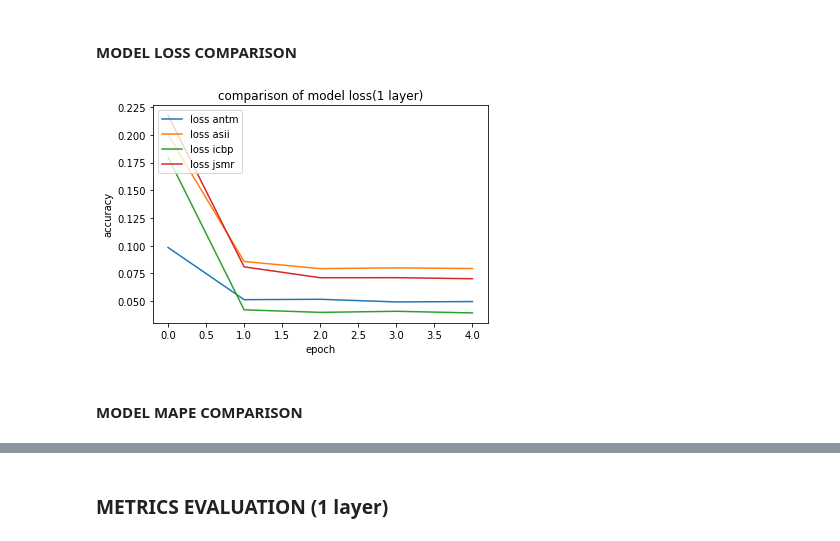
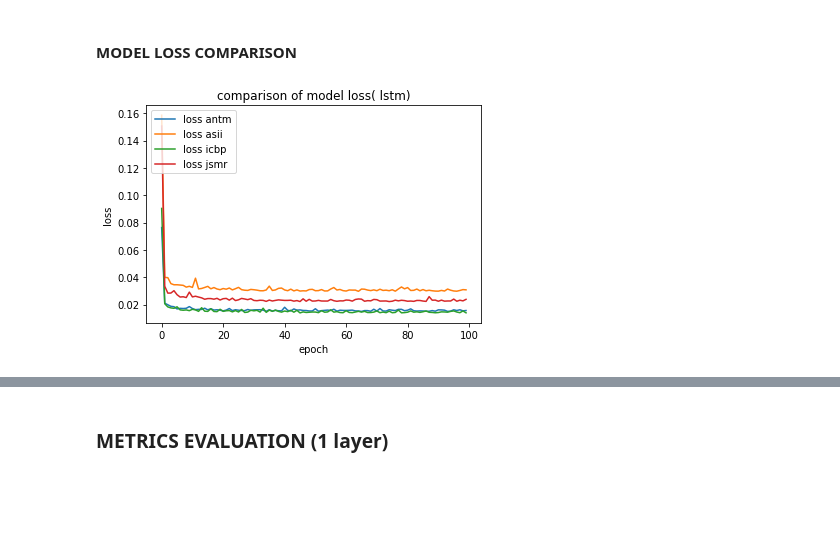
Before and after one commit to Limeless04/Stock-Price-modeling-with-LSTM, a Jupyter notebook: lstm_rnn_arima.ipynb, the cells around one changed output, grey strips where cells are left out. Cells and saved outputs as stored; diff of their text form; code cells hidden in the pictures; blank space fills up the shorter version.

Commit message:
adding tuning parameter and updateing model

```diff
--- a/lstm_rnn_arima.ipynb
+++ b/lstm_rnn_arima.ipynb
@@ -298,14 +296,12 @@ simple_model_one_antm.compile(
   loss='mean_absolute_error',
   metrics=[
            'mae',
-           'mape',
-           'mse'
            ],
 )
 
 smod_history_one_antm = simple_model_one_antm.fit(X_train_rs_antm, y_train_antm,
           validation_split=0.2,
-          epochs=5,
+          epochs=100,
           batch_size=batch_size,
           shuffle = True
 )
@@ -372,12 +356,12 @@ simple_model_one_asii.summary()
 simple_model_one_asii.compile(
   optimizer=tf.keras.optimizers.Adam(learning_rate=0.01),
   loss='mean_absolute_error',
-  metrics=['mae','mape','mse'],
+  metrics=['mae'],
 )
 
 smod_history_one_asii = simple_model_one_asii.fit(X_train_rs_asii, y_train_asii,
           validation_split=0.2,
-          epochs=5,
+          epochs=100,
           batch_size=batch_size,
           shuffle = True
 )
@@ -432,17 +416,15 @@ simple_model_one_icbp.summary()
 simple_model_one_icbp.compile(
   optimizer=tf.keras.optimizers.Adam(learning_rate=0.01),
   loss='mean_absolute_error',
-    metrics=['mae','mape','mse'],
+    metrics=['mae'],
 )
 
 smod_history_one_icbp = simple_model_one_icbp.fit(X_train_rs_icbp, y_train_icbp,
           validation_split=0.2,
-          epochs=5,
+          epochs=100,
           batch_size=batch_size,
           shuffle = True
 )
 
 preds_one_icbp = simple_model_one_icbp.predict(X_test_rs_icbp)
-
-print(r2_score(preds_one_icbp, y_test_icbp))
 # %% [output]
@@ -499,7 +481,7 @@ simple_model_one_jsmr.compile(
 
 smod_history_one_jsmr = simple_model_one_jsmr.fit(X_train_rs_jsmr, y_train_jsmr,
           validation_split=0.2,
-          epochs=5,
+          epochs=100,
           batch_size=batch_size,
           shuffle = True
 )
@@ -558,14 +523,12 @@ tf.keras.utils.plot_model(
 # %%
 plt.plot(smod_history_one_antm.history['loss'], label='loss antm')
 plt.plot(smod_history_one_asii.history['loss'], label = 'loss asii')
 plt.plot(smod_history_one_icbp.history['loss'], label = 'loss icbp' )
 plt.plot(smod_history_one_jsmr.history['loss'], label = 'loss jsmr')
-plt.title('comparison of model loss(1 layer)')
-plt.ylabel('accuracy')
+plt.title('comparison of model loss( lstm)')
+plt.ylabel('loss')
 plt.xlabel('epoch')
 plt.legend(loc='upper left')
-plt.savefig('loss_comparison_one_lstm')
+plt.savefig('loss_comparison_one_lstm', dpi=1200)
 # %% [output]
-[figure, old version]
+[figure, new version]
-# %% [markdown]
-#### MODEL MAPE COMPARISON
```
Also changed, not shown: parts of 79 cells of this notebook, 2 other files.
